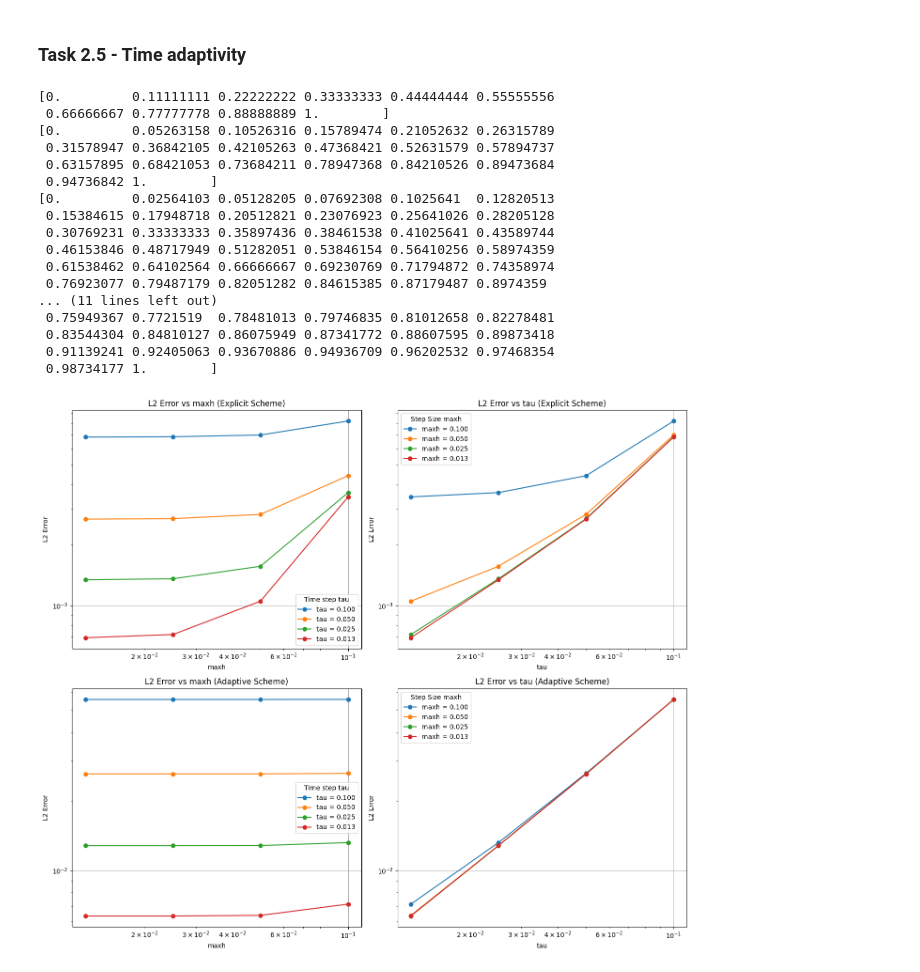
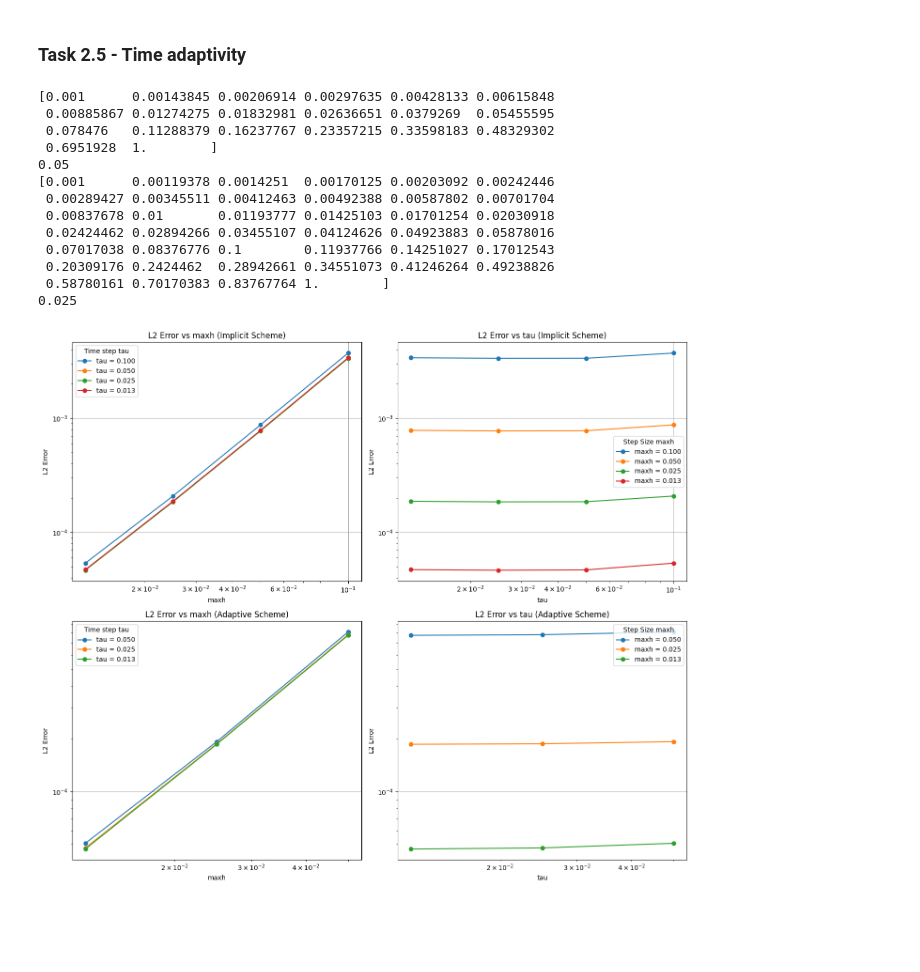
Before and after one commit to sannejamila/FEM_Project2, a Jupyter notebook: Project2.ipynb, the cells around one changed output. Cells and saved outputs as stored; diff of their text form; code cells hidden in the pictures; blank space fills up the shorter version.

```diff
--- a/Project2.ipynb
+++ b/Project2.ipynb
@@ -600,11 +598,11 @@ def convergence_analysis(H,scheme,alpha = 1):
 # %%
 N = np.array([1,2,3,4])
 H = 0.2*2.0**(-N)
-#Tau = H
+Tau = H
 
-Explicit_df, Explicit_integral, Explicit_energy = convergence_analysis(H,FullyExplicitScheme)
-IMEX_df, IMEX_integral, IMEX_energy = convergence_analysis(H,IMEXScheme)
-Implicit_df, Implicit_integral,Implicit_energy = convergence_analysis(H,FullyImplicitScheme)
+Explicit_df, Explicit_integral, Explicit_energy = convergence_analysis(H,Tau,FullyExplicitScheme)
+IMEX_df, IMEX_integral, IMEX_energy = convergence_analysis(H,Tau,IMEXScheme)
+Implicit_df, Implicit_integral,Implicit_energy = convergence_analysis(H,Tau,FullyImplicitScheme)
 # %% [markdown]
 ##### The Explicit Scheme
 # %%
@@ -729,5 +727,5 @@ def time_adaptivity(T,steps,min_frac):
 
     time_steps:     A list of steps that are logarithmically spaced between min_step and T."""
     min_step = T*min_frac
-    time_steps = np.linspace(0, 1, steps-1)
+    time_steps = np.logspace(np.log10(min_step), np.log10(T), steps)
     return time_steps
@@ -734,28 +781,20 @@ def time_adaptivity(T,steps,min_frac):
 # %%
-N = np.array([1,2,3,4])
+N = np.array([2,3,4])
 H = 0.2*2.0**(-N)
 Tau =  H
-import math
-max_tau = H[1]
 
-for i in range(len(H)):
-    time_step = time_adaptivity(T,math.ceil(T / H[i]),0.05)
-    print(time_step)
+adaptive_df, integral, energy = convergence_analysis(H,Tau, time_adaptive_FullyImplicitScheme)
 # %% [output]
-[0.         0.11111111 0.22222222 0.33333333 0.44444444 0.55555556
- 0.66666667 0.77777778 0.88888889 1.        ]
-[0.         0.05263158 0.10526316 0.15789474 0.21052632 0.26315789
- 0.31578947 0.36842105 0.42105263 0.47368421 0.52631579 0.57894737
- 0.63157895 0.68421053 0.73684211 0.78947368 0.84210526 0.89473684
- 0.94736842 1.        ]
-[0.         0.02564103 0.05128205 0.07692308 0.1025641  0.12820513
- 0.15384615 0.17948718 0.20512821 0.23076923 0.25641026 0.28205128
- 0.30769231 0.33333333 0.35897436 0.38461538 0.41025641 0.43589744
- 0.46153846 0.48717949 0.51282051 0.53846154 0.56410256 0.58974359
- 0.61538462 0.64102564 0.66666667 0.69230769 0.71794872 0.74358974
- 0.76923077 0.79487179 0.82051282 0.84615385 0.87179487 0.8974359
-... (11 lines left out)
- 0.75949367 0.7721519  0.78481013 0.79746835 0.81012658 0.82278481
- 0.83544304 0.84810127 0.86075949 0.87341772 0.88607595 0.89873418
- 0.91139241 0.92405063 0.93670886 0.94936709 0.96202532 0.97468354
- 0.98734177 1.        ]
+[0.001      0.00143845 0.00206914 0.00297635 0.00428133 0.00615848
+ 0.00885867 0.01274275 0.01832981 0.02636651 0.0379269  0.05455595
+ 0.078476   0.11288379 0.16237767 0.23357215 0.33598183 0.48329302
+ 0.6951928  1.        ]
+0.05
+[0.001      0.00119378 0.0014251  0.00170125 0.00203092 0.00242446
+ 0.00289427 0.00345511 0.00412463 0.00492388 0.00587802 0.00701704
+ 0.00837678 0.01       0.01193777 0.01425103 0.01701254 0.02030918
+ 0.02424462 0.02894266 0.03455107 0.04124626 0.04923883 0.05878016
+ 0.07017038 0.08376776 0.1        0.11937766 0.14251027 0.17012543
+ 0.20309176 0.2424462  0.28942661 0.34551073 0.41246264 0.49238826
+ 0.58780161 0.70170383 0.83767764 1.        ]
+0.025
@@ -815,48 +801,46 @@ def time_adaptive_FullyExplicitScheme(mesh,fes,phi,mu,v,w,phi_old,epsilon,gamma,
-# %%
-adaptive_df, integral, energy = convergence_analysis(H,time_adaptive_FullyExplicitScheme, alpha = 1)
 # %%
 fig, axs = plt.subplots(2, 2, figsize=(14, 12))
 
-for tau in Explicit_df['tau'].unique():
-    df_tau = Explicit_df[Explicit_df['tau'] == tau]
+for tau in Implicit_df['tau'].unique():
+    df_tau = Implicit_df[Implicit_df['tau'] == tau]
     axs[0, 0].loglog(df_tau['maxh'], df_tau['L2_error'], marker='o', label=f'tau = {tau:.3f}')
 axs[0, 0].set_xlabel('maxh')
 axs[0, 0].set_ylabel('L2 Error')
-axs[0, 0].set_title('L2 Error vs maxh (Explicit Scheme)')
+axs[0, 0].set_title('L2 Error vs maxh (Implicit Scheme)')
 axs[0, 0].legend(title="Time step tau")
 axs[0, 0].grid(True)
 
 
-for maxh in Explicit_df['maxh'].unique():
-    df_tau = Explicit_df[Explicit_df['maxh'] == maxh]
+for maxh in Implicit_df['maxh'].unique():
+    df_tau = Implicit_df[Implicit_df['maxh'] == maxh]
     axs[0, 1].loglog(df_tau['tau'], df_tau['L2_error'], marker='o', label=f'maxh = {maxh:.3f}')
 axs[0, 1].set_xlabel('tau')
 axs[0, 1].set_ylabel('L2 Error')
-axs[0, 1].set_title('L2 Error vs tau (Explicit Scheme)')
+axs[0, 1].set_title('L2 Error vs tau (Implicit Scheme)')
 axs[0, 1].legend(title="Step Size maxh")
 axs[0, 1].grid(True)
 
 
 for tau in adaptive_df['tau'].unique():
     df_tau = adaptive_df[adaptive_df['tau'] == tau]
     axs[1, 0].loglog(df_tau['maxh'], df_tau['L2_error'], marker='o', label=f'tau = {tau:.3f}')
 axs[1, 0].set_xlabel('maxh')
 axs[1, 0].set_ylabel('L2 Error')
 axs[1, 0].set_title('L2 Error vs maxh (Adaptive Scheme)')
 axs[1, 0].legend(title="Time step tau")
 axs[1, 0].grid(True)
 
 
 for maxh in adaptive_df['maxh'].unique():
     df_tau = adaptive_df[adaptive_df['maxh'] == maxh]
     axs[1, 1].loglog(df_tau['tau'], df_tau['L2_error'], marker='o', label=f'maxh = {maxh:.3f}')
 axs[1, 1].set_xlabel('tau')
 axs[1, 1].set_ylabel('L2 Error')
 axs[1, 1].set_title('L2 Error vs tau (Adaptive Scheme)')
 axs[1, 1].legend(title="Step Size maxh")
 axs[1, 1].grid(True)
 
 plt.tight_layout()
 plt.show()
 # %% [output]
-[figure, old version]
+[figure, new version]
```
Also changed, not shown: parts of 7 cells of this notebook.
